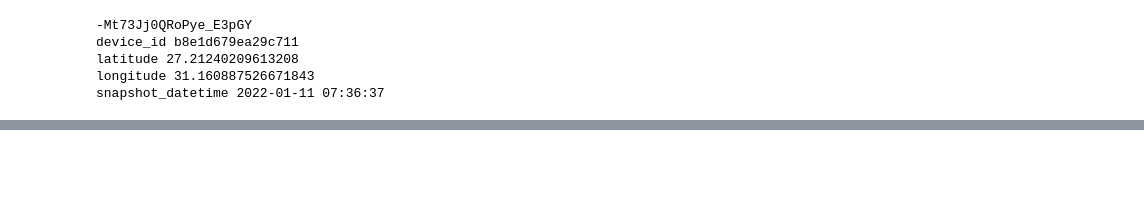
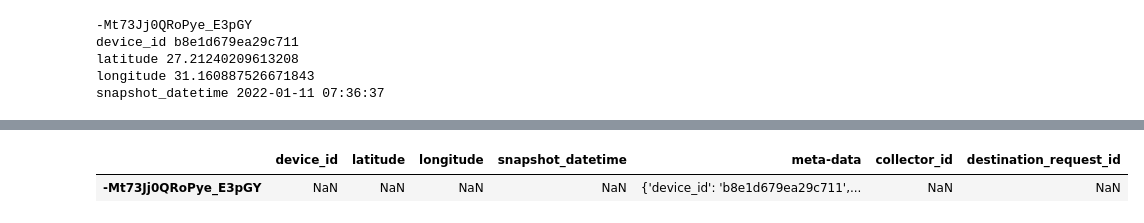
Before and after one commit to salama4ai/salama4ai_Tagaddod, a Jupyter notebook: explore the data and test the solution.ipynb, the cells around one changed output, grey strips where cells are left out. Drawn from its saved outputs; the diff is of its cells as text; code cells hidden in the pictures; blank space fills up the shorter version.

```diff
--- a/explore the data and test the solution.ipynb
+++ b/explore the data and test the solution.ipynb
@@ -577,0 +622,5 @@ array([5.10000e+01, 3.30900e+03, 7.47000e+03, 1.69600e+03, 3.19900e+03,
+# %%
+df1[df1["meta-data"].notna()]
+# %% [output]
+|  | device_id | latitude | longitude | snapshot_datetime | meta-data | collector_id | destination_request_id |
+| -Mt73Jj0QRoPye_E3pGY | NaN | NaN | NaN | NaN | {'device_id': 'b8e1d679ea29c711',... | NaN | NaN |
```
Also changed, not shown: parts of 14 cells of this notebook, 2 other files.
